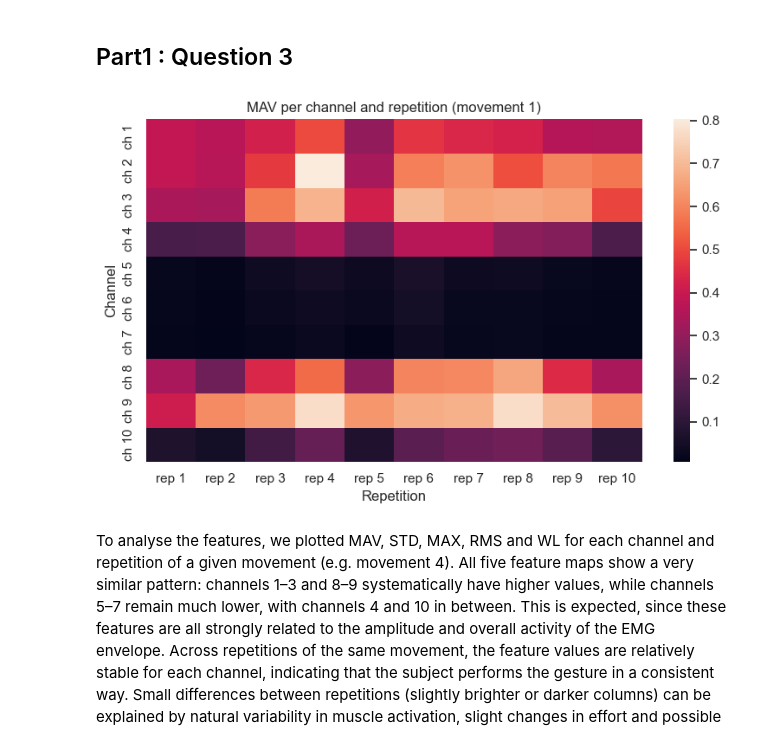
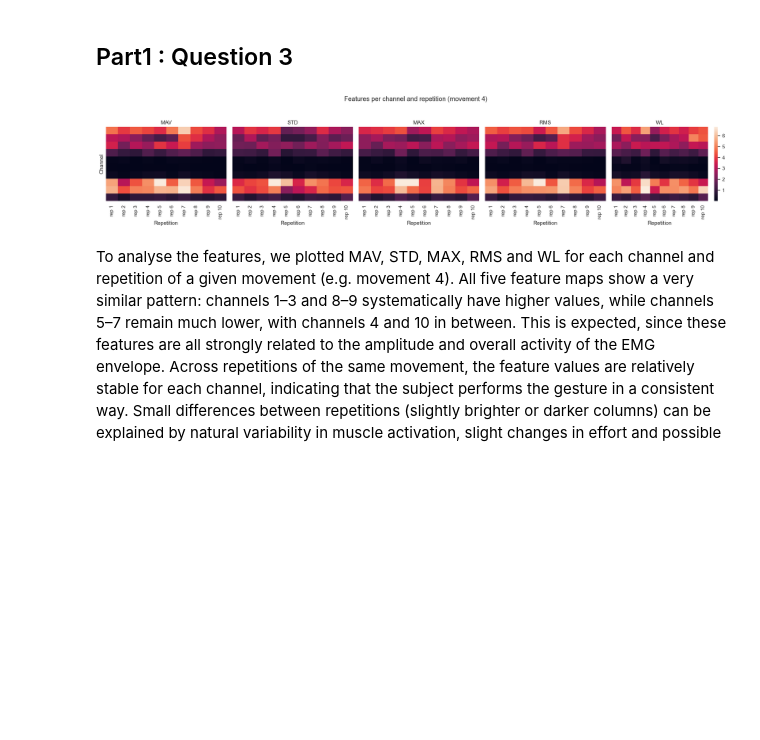
Before and after one commit to EliesAMilliti/NSSP_P2, a Jupyter notebook: part1.ipynb, the cells around one changed output. Drawn from its saved outputs; the diff is of its cells as text; code cells hidden in the pictures; blank space fills up the shorter version.

```diff
--- a/part1.ipynb
+++ b/part1.ipynb
@@ -345,49 +345,66 @@ feature_names = ["MAV", "STD", "MAX", "RMS", "WL"]
 # %%
 from helpers import build_dataset_from_ninapro_lp, get_feature_matrix_for_feature_index
 
 X_trials, y_trials, trial_reps = build_dataset_from_ninapro_lp(
     emg_lp=emg_lp,
     stimulus=restimulus,
     repetition=rerepetition,
     features=feature_fns,
 )
 
 X_train, y_train = X_trials[train_trial_mask], y_trials[train_trial_mask]
 X_val,   y_val   = X_trials[val_trial_mask],   y_trials[val_trial_mask]
 X_test,  y_test  = X_trials[test_trial_mask],  y_trials[test_trial_mask]
 
 
 n_feat_per_channel = len(feature_fns)
 n_channels = emg_lp.shape[1]
 
-mav_index = feature_names.index("MAV")
-mav_vals = get_feature_matrix_for_feature_index(X_trials, mav_index, n_channels)
-# mav_vals shape: (n_trials, n_channels)
+movement_to_plot = 4  # movement we will visualize
 
-movement_to_plot = 1
+# Mask trials for this movement
 mask_movement = (y_trials == movement_to_plot)
-
-mav_movement = mav_vals[mask_movement, :]          # shape (n_trials_for_this_movement, n_channels)
-reps_movement = trial_reps[mask_movement]          # which repetitions these rows correspond to
+reps_movement = trial_reps[mask_movement]
 
 # Sort trials by repetition index for nicer plotting
 order = np.argsort(reps_movement)
-mav_movement = mav_movement[order, :]
 reps_sorted = reps_movement[order]
 
-plt.figure(figsize=(8, 5))
-sns.heatmap(
-    mav_movement.T,    # channels x repetitions
-    annot=False,
-    xticklabels=[f"rep {r}" for r in reps_sorted],
-    yticklabels=[f"ch {c+1}" for c in range(n_channels)],
-)
-plt.xlabel("Repetition")
-plt.ylabel("Channel")
-plt.title(f"MAV per channel and repetition (movement {movement_to_plot})")
+n_features_total = len(feature_names)
+n_rows, n_cols = 1, n_features_total  # 1 row, one column per feature
+
+fig, axes = plt.subplots(n_rows, n_cols, figsize=(4 * n_cols, 4), sharex=True, sharey=True)
+if n_features_total == 1:
+    axes = [axes]  # ensure iterable
+
+for f_idx, (fname) in enumerate(feature_names):
+    ax = axes[f_idx]
+
+    # Extract (n_trials, n_channels) matrix for this feature
+    feat_vals = get_feature_matrix_for_feature_index(X_trials, f_idx, n_channels)
+    feat_movement = feat_vals[mask_movement, :]      # only trials for this movement
+    feat_movement = feat_movement[order, :]         # sort by repetition
+
+    sns.heatmap(
+        feat_movement.T,   # channels x repetitions
+        ax=ax,
+        annot=False,
+        xticklabels=[f"rep {r}" for r in reps_sorted],
+        yticklabels=[f"ch {c+1}" for c in range(n_channels)] if f_idx == 0 else False,
+        cbar=(f_idx == n_features_total - 1),  # only show colorbar on last subplot
+    )
+
+    ax.set_title(fname)
+    if f_idx == 0:
+        ax.set_ylabel("Channel")
+    else:
+        ax.set_ylabel("")
+    ax.set_xlabel("Repetition")
+
+plt.suptitle(f"Features per channel and repetition (movement {movement_to_plot})", y=1.05)
 plt.tight_layout()
 plt.show()
 # %% [output]
-[figure, old version]
+[figure, new version]
 # %% [markdown]
 To analyse the features, we plotted MAV, STD, MAX, RMS and WL for each channel and repetition of a given movement (e.g. movement 4). All five feature maps show a very similar pattern: channels 1–3 and 8–9 systematically have higher values, while channels 5–7 remain much lower, with channels 4 and 10 in between. This is expected, since these features are all strongly related to the amplitude and overall activity of the EMG envelope. Across repetitions of the same movement, the feature values are relatively stable for each channel, indicating that the subject performs the gesture in a consistent way. Small differences between repetitions (slightly brighter or darker columns) can be explained by natural variability in muscle activation, slight changes in effort and possible fatigue. Differences between channels mainly reflect the anatomical placement and coupling of the electrodes: channels located closer to the muscles primarily involved in the movement show larger feature values, whereas channels further away (such as 5–7) capture a weaker, but still movement-related, EMG signal.
```
